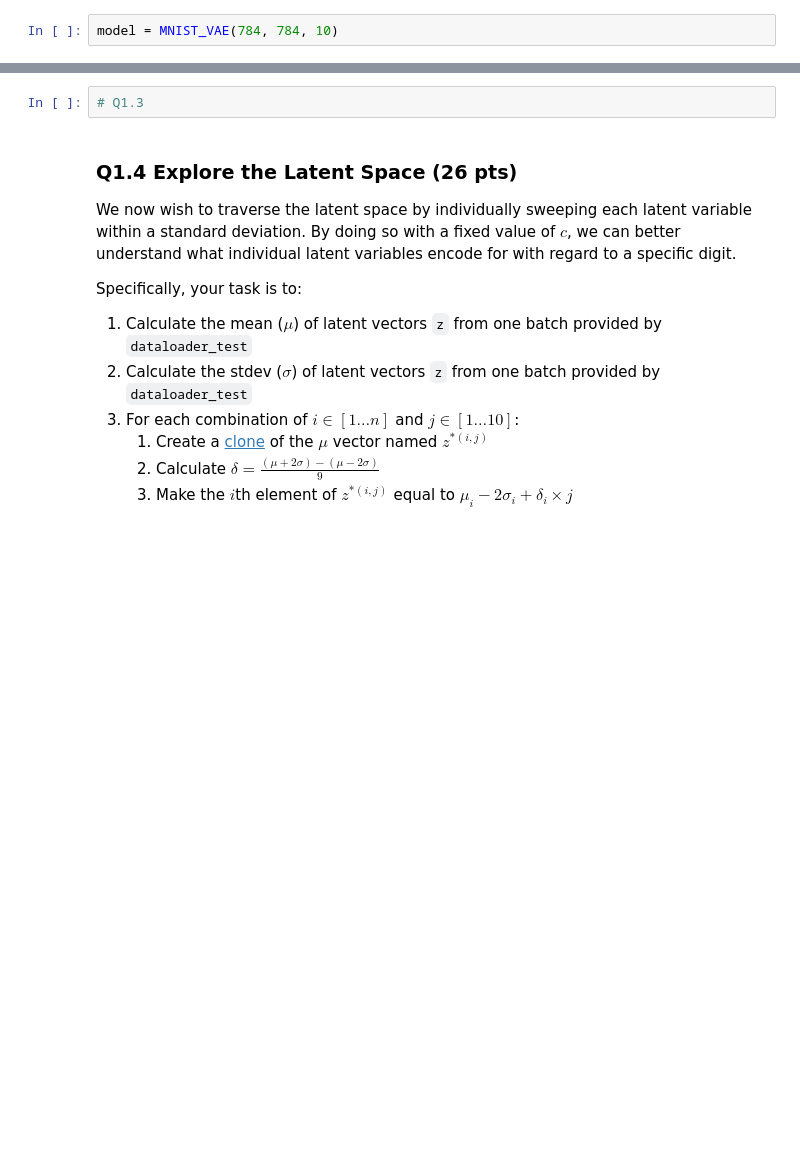
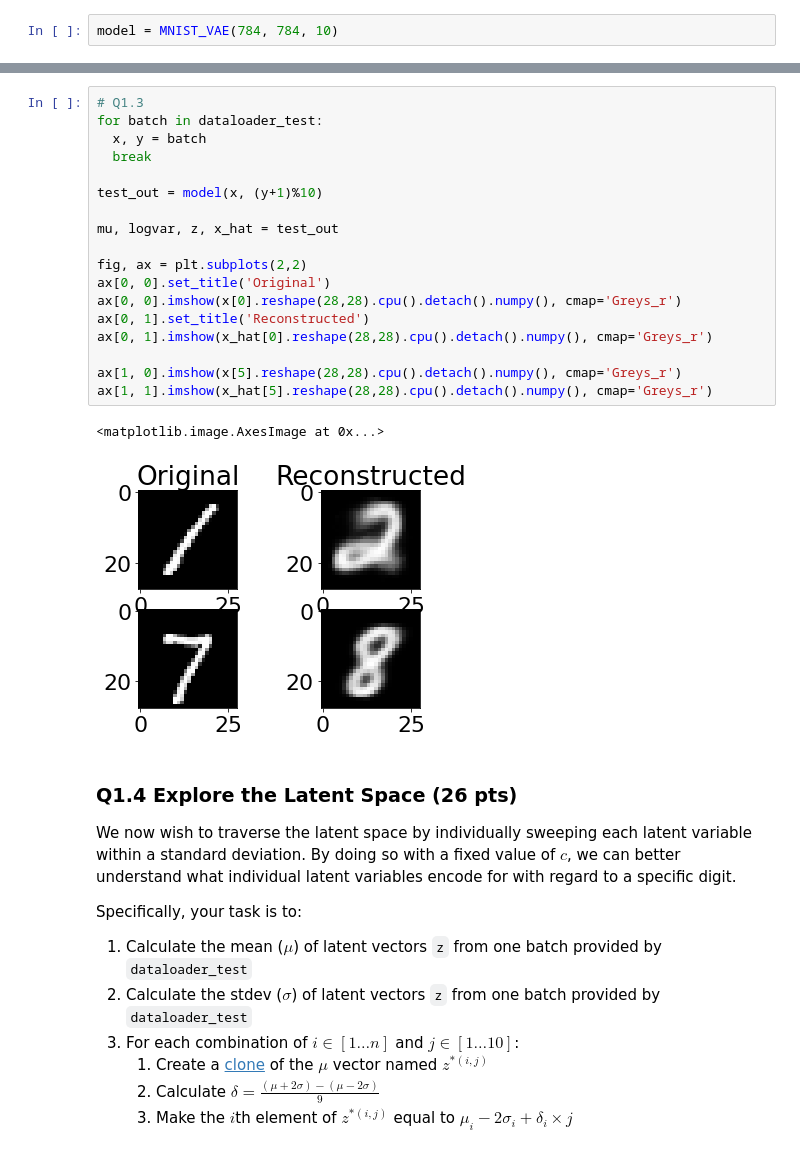
Before and after one commit to rgmartin/ECSE552-HW3, a Jupyter notebook: ECSE552_W22_H3_Release-Graham.ipynb, the cells around one changed output, grey strips where cells are left out. Cells and saved outputs as stored; diff of their text form; blank space fills up the shorter version.

```diff
--- a/ECSE552_W22_H3_Release-Graham.ipynb
+++ b/ECSE552_W22_H3_Release-Graham.ipynb
@@ -386,8 +411,27 @@ Similar to Q1.2, reconstruct digits, but instead of using the correct $c$ vector
 For example, the value of `y` for the two samples below are 3 and 6, but when reconstructing, the $c$ vector `[0,0,1,0,0,0,0,0,0,0]` was supplied.
 
 ![Conditioned Reconstruction](https://dl.sphericalcow.xyz/ecse552/W22/H3/q1.3.png)
-# %%
-# Q1.3
+# %%
+# Q1.3
+for batch in dataloader_test:
+  x, y = batch
+  break
+
+test_out = model(x, (y+1)%10)
+
+mu, logvar, z, x_hat = test_out
+
+fig, ax = plt.subplots(2,2)
+ax[0, 0].set_title('Original')
+ax[0, 0].imshow(x[0].reshape(28,28).cpu().detach().numpy(), cmap='Greys_r')
+ax[0, 1].set_title('Reconstructed')
+ax[0, 1].imshow(x_hat[0].reshape(28,28).cpu().detach().numpy(), cmap='Greys_r')
+
+ax[1, 0].imshow(x[5].reshape(28,28).cpu().detach().numpy(), cmap='Greys_r')
+ax[1, 1].imshow(x_hat[5].reshape(28,28).cpu().detach().numpy(), cmap='Greys_r')
+# %% [output]
+<matplotlib.image.AxesImage at 0x...>
+[figure, added]
 # %% [markdown]
 ### Q1.4 Explore the Latent Space (26 pts)
 
```
Also changed, not shown: parts of 8 cells of this notebook.
